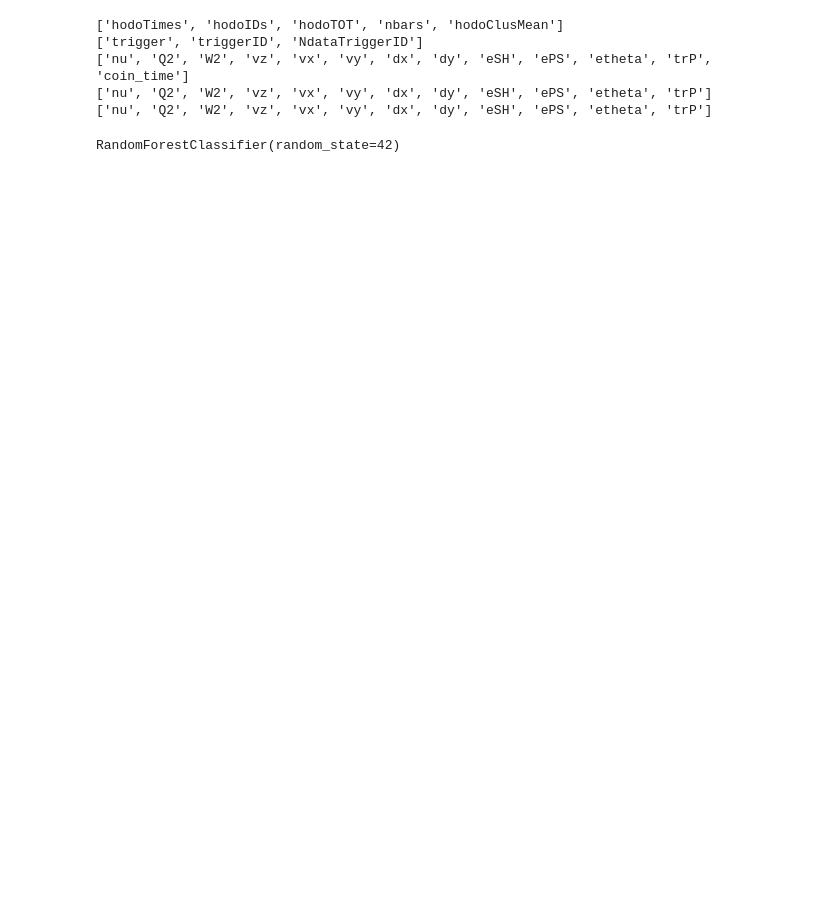
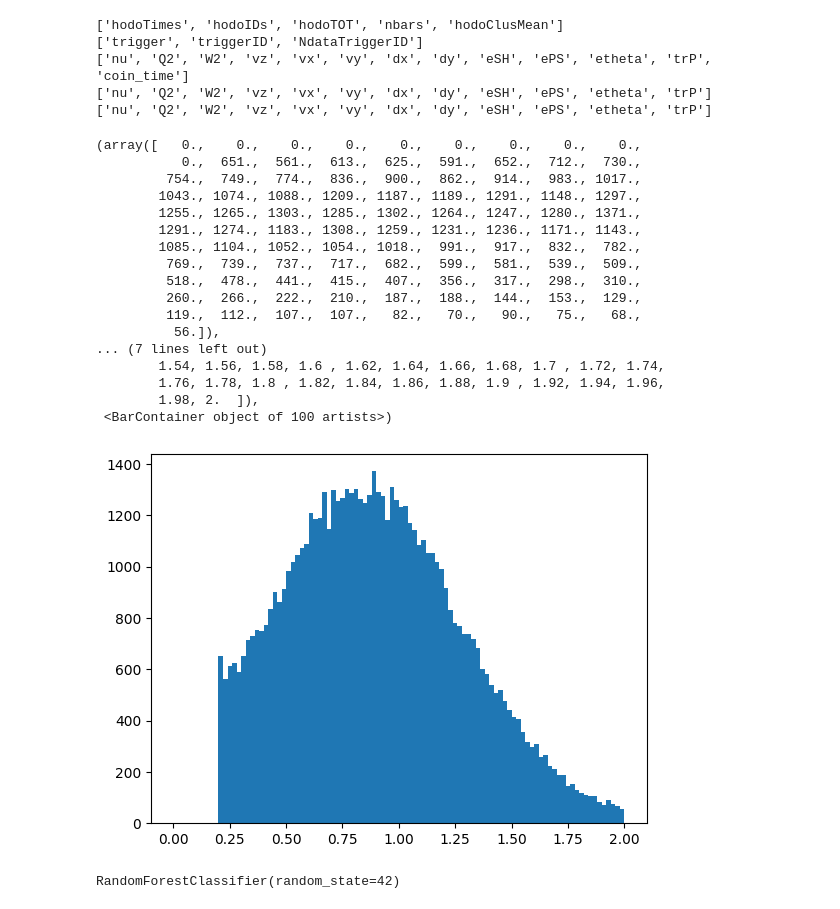
Before and after one commit to hp4xz/GEnAnalysis, a Jupyter notebook: playground/ML_analysis.ipynb, the cells around one changed output. Cells and saved outputs as stored; diff of their text form; code cells hidden in the pictures; blank space fills up the shorter version.

```diff
--- a/playground/ML_analysis.ipynb
+++ b/playground/ML_analysis.ipynb
@@ -158,6 +158,30 @@ print(inelasticSim.files)
 ['nu', 'Q2', 'W2', 'vz', 'vx', 'vy', 'dx', 'dy', 'eSH', 'ePS', 'etheta', 'trP', 'coin_time']
 ['nu', 'Q2', 'W2', 'vz', 'vx', 'vy', 'dx', 'dy', 'eSH', 'ePS', 'etheta', 'trP']
 ['nu', 'Q2', 'W2', 'vz', 'vx', 'vy', 'dx', 'dy', 'eSH', 'ePS', 'etheta', 'trP']
+# %%
+preshower=generic['ePS']
+WW=generic['W2']
+# %%
+pshist=plt.hist(preshower[np.where(WW<2)],bins=100,range=(0,2))
+# %% [output]
+(array([   0.,    0.,    0.,    0.,    0.,    0.,    0.,    0.,    0.,
+           0.,  651.,  561.,  613.,  625.,  591.,  652.,  712.,  730.,
+         754.,  749.,  774.,  836.,  900.,  862.,  914.,  983., 1017.,
+        1043., 1074., 1088., 1209., 1187., 1189., 1291., 1148., 1297.,
+        1255., 1265., 1303., 1285., 1302., 1264., 1247., 1280., 1371.,
+        1291., 1274., 1183., 1308., 1259., 1231., 1236., 1171., 1143.,
+        1085., 1104., 1052., 1054., 1018.,  991.,  917.,  832.,  782.,
+         769.,  739.,  737.,  717.,  682.,  599.,  581.,  539.,  509.,
+         518.,  478.,  441.,  415.,  407.,  356.,  317.,  298.,  310.,
+         260.,  266.,  222.,  210.,  187.,  188.,  144.,  153.,  129.,
+         119.,  112.,  107.,  107.,   82.,   70.,   90.,   75.,   68.,
+          56.]),
+... (7 lines left out)
+        1.54, 1.56, 1.58, 1.6 , 1.62, 1.64, 1.66, 1.68, 1.7 , 1.72, 1.74,
+        1.76, 1.78, 1.8 , 1.82, 1.84, 1.86, 1.88, 1.9 , 1.92, 1.94, 1.96,
+        1.98, 2.  ]),
+ <BarContainer object of 100 artists>)
+[figure, added]
 # %%
 features = elasticSim.files
 
```
Also changed, not shown: parts of 11 cells of this notebook, 3 other files.
